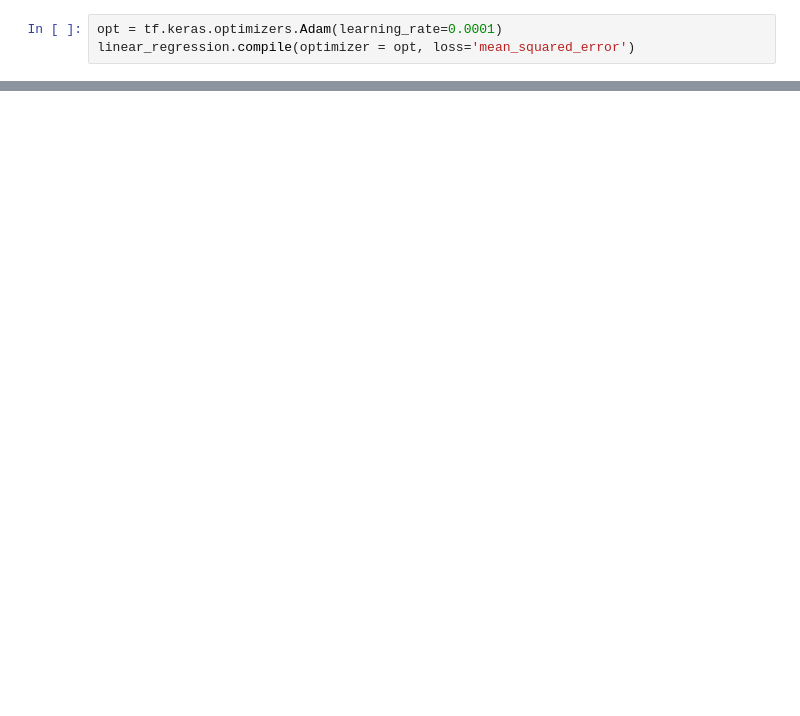
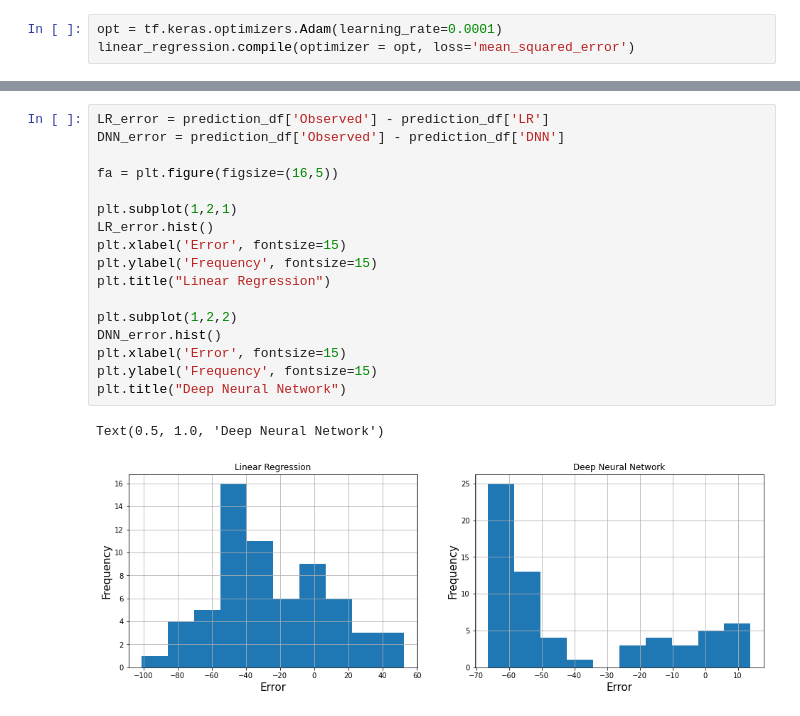
Before and after one commit to snowex-hackweek/cam-learning, a Jupyter notebook: notebooks/regression_snowdepth_camera.ipynb, the cells around one changed output, grey strips where cells are left out. Saved outputs shown, nothing was run; the diff lists cells and outputs as text; blank space fills up the shorter version.

```diff
--- a/notebooks/regression_snowdepth_camera.ipynb
+++ b/notebooks/regression_snowdepth_camera.ipynb
@@ -326,0 +597,20 @@ plt.grid(True)
+# %%
+LR_error = prediction_df['Observed'] - prediction_df['LR']
+DNN_error = prediction_df['Observed'] - prediction_df['DNN']
+
+fa = plt.figure(figsize=(16,5))
+
+plt.subplot(1,2,1)
+LR_error.hist()
+plt.xlabel('Error', fontsize=15)
+plt.ylabel('Frequency', fontsize=15)
+plt.title("Linear Regression")
+
+plt.subplot(1,2,2)
+DNN_error.hist()
+plt.xlabel('Error', fontsize=15)
+plt.ylabel('Frequency', fontsize=15)
+plt.title("Deep Neural Network")
+# %% [output]
+Text(0.5, 1.0, 'Deep Neural Network')
+[figure, added]
```
Also changed, not shown: parts of 35 cells of this notebook.
